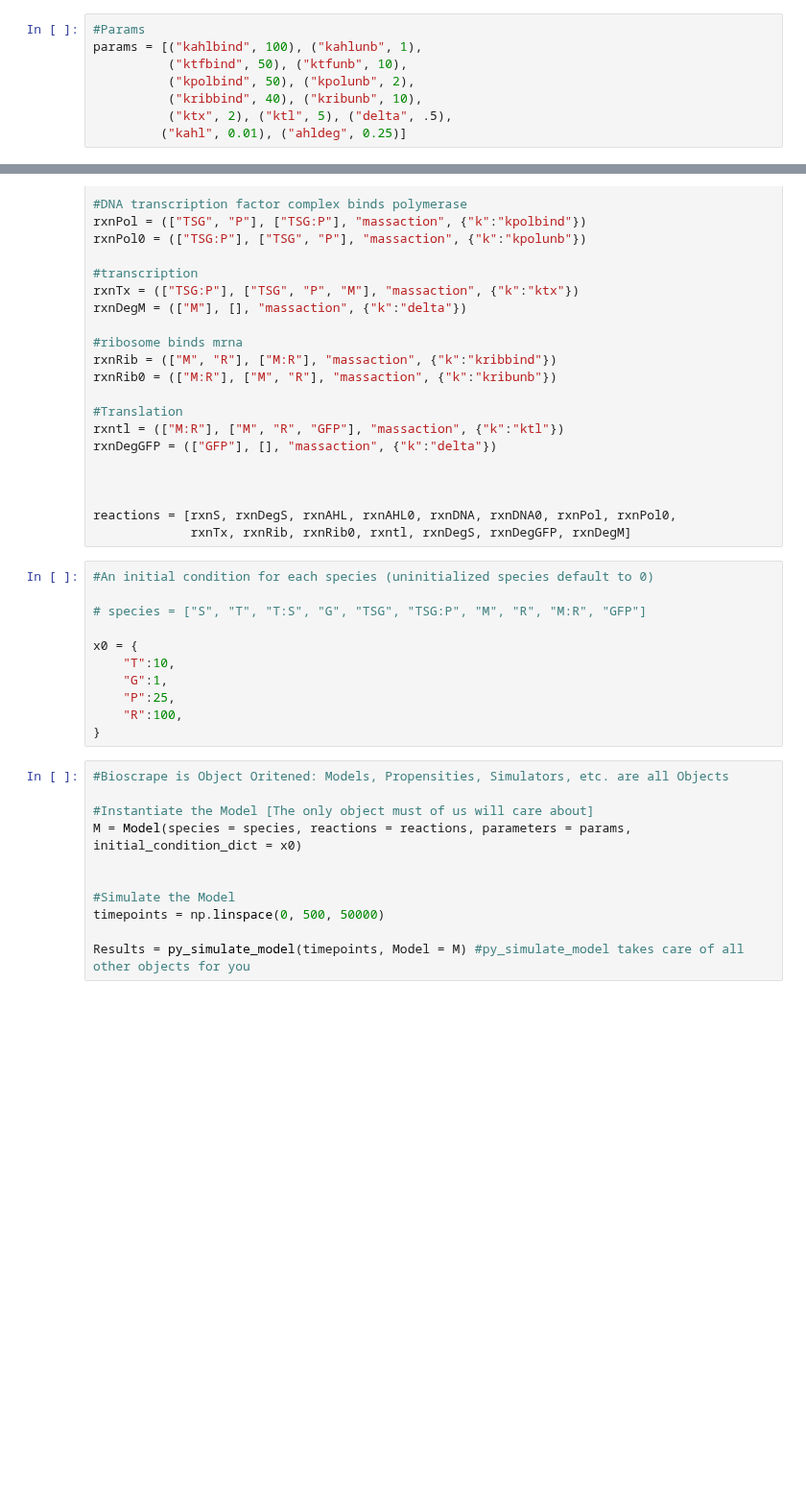
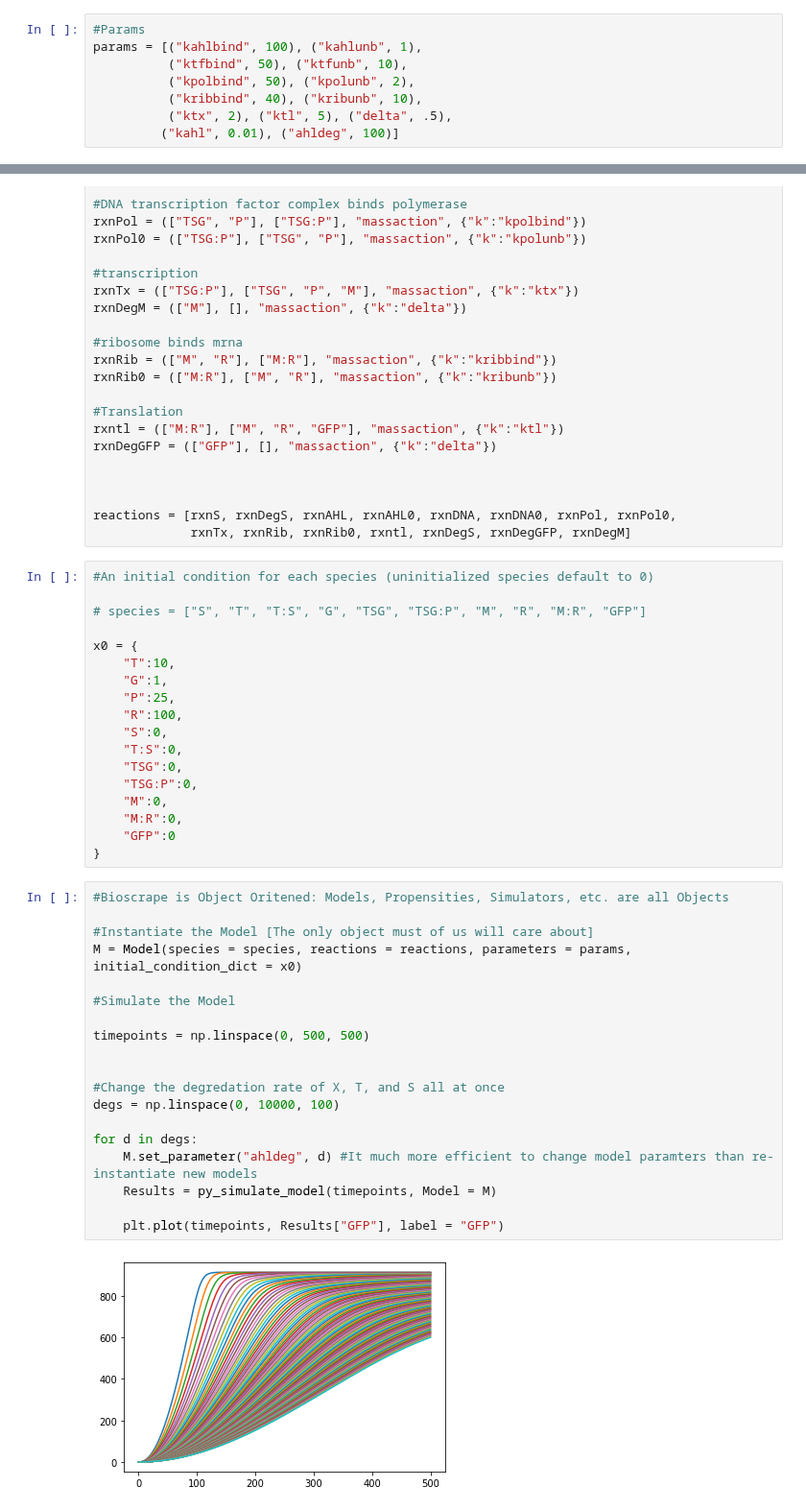
Before and after one commit to geezerbriefs/xpspython, a Jupyter notebook: simulation/pop cap bioscrape.ipynb, the cells around one changed output, grey strips where cells are left out. Shown at 96% size. Drawn from its saved outputs; the diff is of its cells as text; blank space fills up the shorter version.

Commit message:
updating simulations for my circuit models, currently fighting with biocrnpyler

```diff
--- a/simulation/pop cap bioscrape.ipynb
+++ b/simulation/pop cap bioscrape.ipynb
@@ -26,7 +26,7 @@ params = [("kahlbind", 100), ("kahlunb", 1),
           ("kpolbind", 50), ("kpolunb", 2),
           ("kribbind", 40), ("kribunb", 10),
           ("ktx", 2), ("ktl", 5), ("delta", .5),
-         ("kahl", 0.01), ("ahldeg", 0.25)]
+         ("kahl", 0.01), ("ahldeg", 100)]
 # %%
 #Reactions: A list of reactions [rxn1, rxn2...]. Each reaction is a tuple ([Input Species], [Output Species], "propensity_type", {propensity_parameters})
 
@@ -72,15 +72,32 @@ x0 = {
     "G":1,
     "P":25,
     "R":100,
+    "S":0,
+    "T:S":0,
+    "TSG":0,
+    "TSG:P":0,
+    "M":0,
+    "M:R":0,
+    "GFP":0
 }
 # %%
 #Bioscrape is Object Oritened: Models, Propensities, Simulators, etc. are all Objects
 
 #Instantiate the Model [The only object must of us will care about]
 M = Model(species = species, reactions = reactions, parameters = params, initial_condition_dict = x0)
 
+#Simulate the Model
 
-#Simulate the Model
-timepoints = np.linspace(0, 500, 50000)
+timepoints = np.linspace(0, 500, 500)
 
-Results = py_simulate_model(timepoints, Model = M) #py_simulate_model takes care of all other objects for you
+
+#Change the degredation rate of X, T, and S all at once
+degs = np.linspace(0, 10000, 100)
+
+for d in degs:
+    M.set_parameter("ahldeg", d) #It much more efficient to change model paramters than re-instantiate new models
+    Results = py_simulate_model(timepoints, Model = M)
+
+    plt.plot(timepoints, Results["GFP"], label = "GFP")
+# %% [output]
+[figure, added]
```
Also changed, not shown: parts of 10 cells of this notebook, 3 other files.
